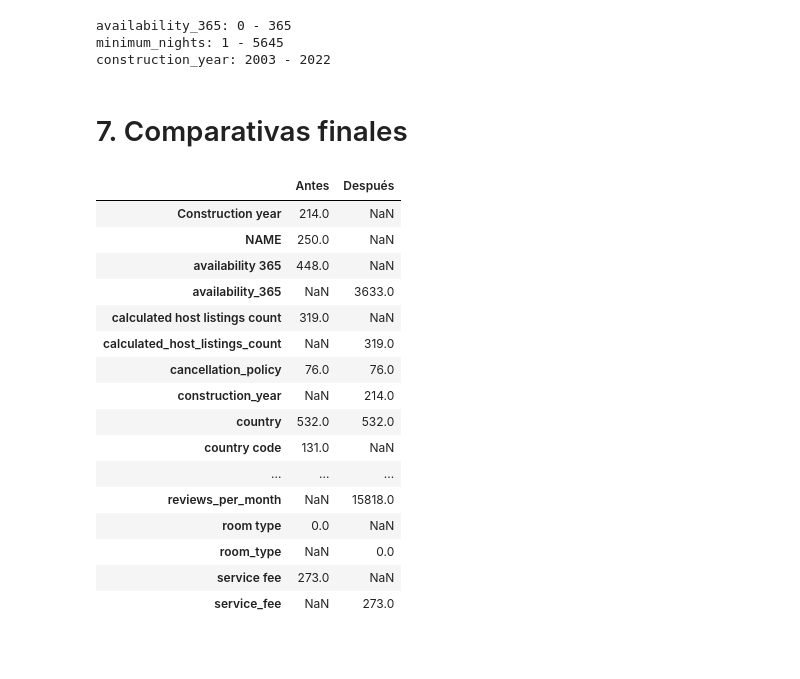
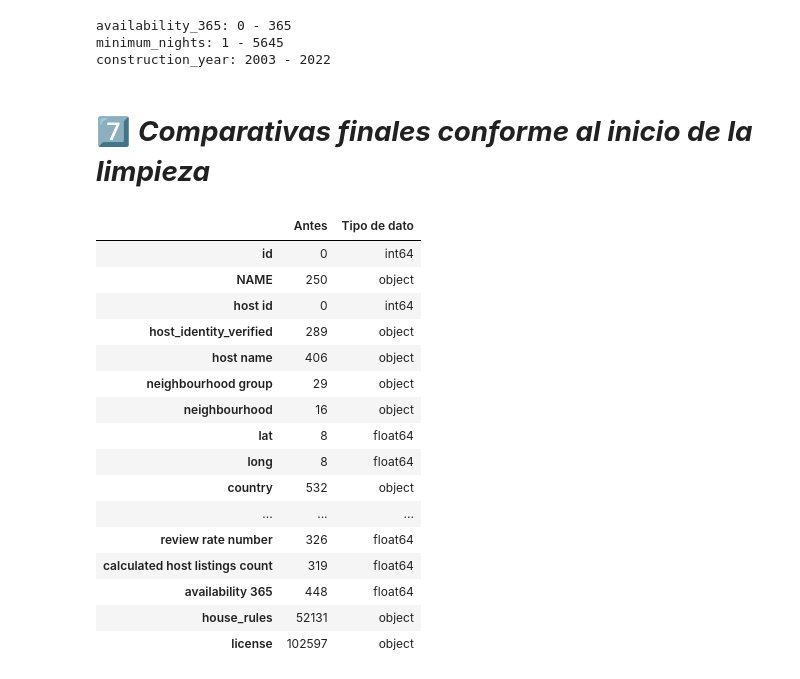
Before and after one commit to OscarFdz24/ProyectoEDA_Airbnb_Evolve, a Jupyter notebook: notebooks/02_Data_Cleaning.ipynb, the cells around one changed output. Saved outputs shown, nothing was run; the diff lists cells and outputs as text; code cells hidden in the pictures; blank space fills up the shorter version.

Commit message:
Notebook de limpieza terminado

```diff
--- a/notebooks/02_Data_Cleaning.ipynb
+++ b/notebooks/02_Data_Cleaning.ipynb
@@ -256,28 +297,30 @@ availability_365: 0 - 365
 minimum_nights: 1 - 5645
 construction_year: 2003 - 2022
 # %% [markdown]
-# 7. Comparativas finales
+<a id="comparitivas"></a>
+# 7️⃣ ***Comparativas finales conforme al inicio de la limpieza***
 # %%
+# Creamos un dataframe que muestre los datos del dataset antes de ser limpiado
 comparison_nulls = pd.DataFrame({
     "Antes": airbnb_df.isna().sum(),
-    "Después": airbnb_clean.isna().sum()
+    "Tipo de dato": airbnb_df.dtypes,
 })
 comparison_nulls
 # %% [output]
-|  | Antes | Después |
-| Construction year | 214.0 | NaN |
-| NAME | 250.0 | NaN |
-| availability 365 | 448.0 | NaN |
-| availability_365 | NaN | 3633.0 |
-| calculated host listings count | 319.0 | NaN |
-| calculated_host_listings_count | NaN | 319.0 |
-| cancellation_policy | 76.0 | 76.0 |
-| construction_year | NaN | 214.0 |
-| country | 532.0 | 532.0 |
-| country code | 131.0 | NaN |
+|  | Antes | Tipo de dato |
+| id | 0 | int64 |
+| NAME | 250 | object |
+| host id | 0 | int64 |
+| host_identity_verified | 289 | object |
+| host name | 406 | object |
+| neighbourhood group | 29 | object |
+| neighbourhood | 16 | object |
+| lat | 8 | float64 |
+| long | 8 | float64 |
+| country | 532 | object |
 | ... | ... | ... |
-| reviews_per_month | NaN | 15818.0 |
-| room type | 0.0 | NaN |
-| room_type | NaN | 0.0 |
-| service fee | 273.0 | NaN |
-| service_fee | NaN | 273.0 |
+| review rate number | 326 | float64 |
+| calculated host listings count | 319 | float64 |
+| availability 365 | 448 | float64 |
+| house_rules | 52131 | object |
+| license | 102597 | object |
```
Also changed, not shown: parts of 50 cells of this notebook, 4 other files.
